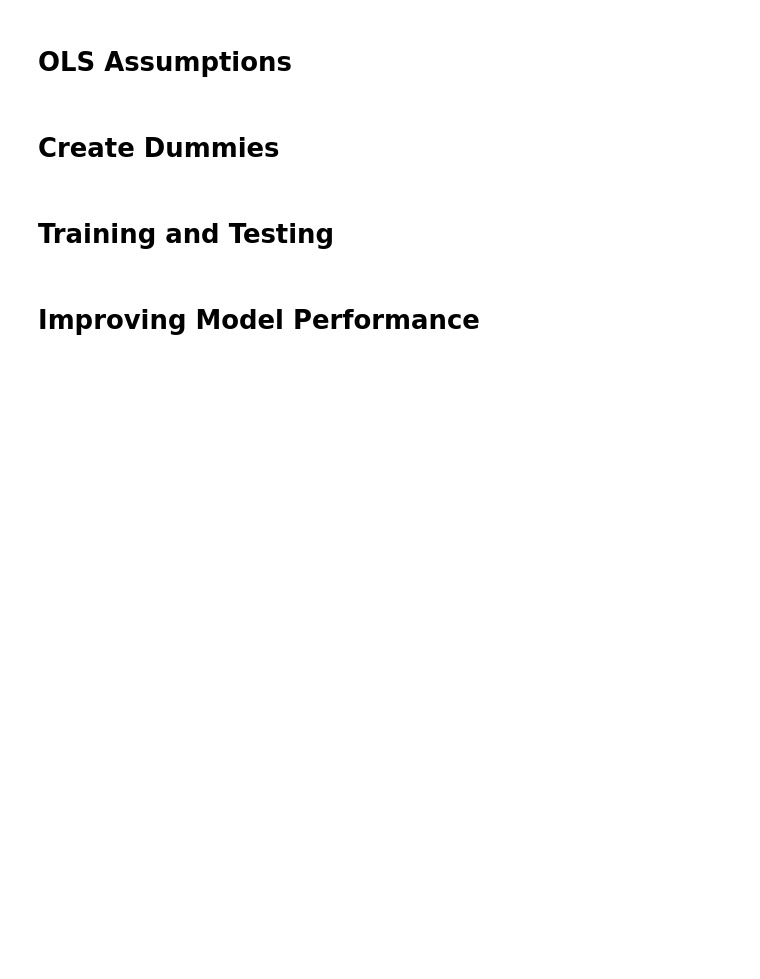
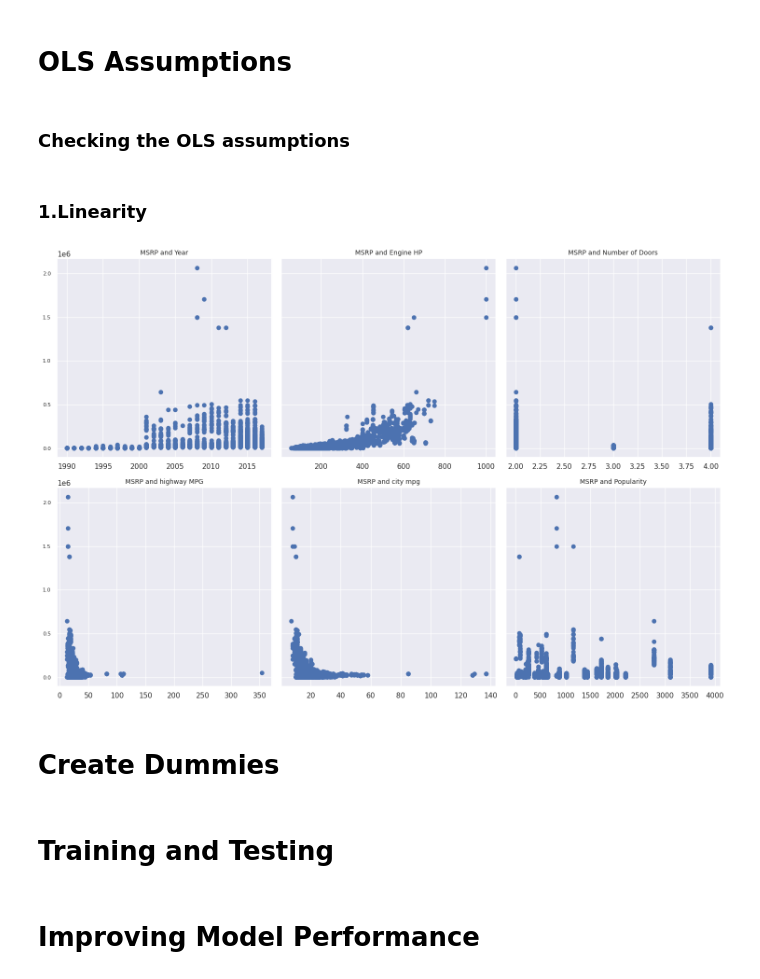
Before and after one commit to justinejoka/Scikit_learn_Car_Prediction, a Jupyter notebook: car-price-prediction-with-scikit-learn.ipynb, the cells around one changed output. Drawn from its saved outputs; the diff is of its cells as text; code cells hidden in the pictures; blank space fills up the shorter version.

```diff
--- a/car-price-prediction-with-scikit-learn.ipynb
+++ b/car-price-prediction-with-scikit-learn.ipynb
@@ -263,6 +263,41 @@ data_cleaned.describe(include='all')
 | max | NaN | 2017.000000 | NaN | 1001.000000 | 16.000000 | NaN | NaN | ... |
 # %% [markdown]
 # OLS Assumptions
+# %% [markdown]
+### Checking the OLS assumptions
+# %% [markdown]
+### 1.Linearity
+# %%
+import matplotlib.pyplot as plt
+
+f, ((ax1, ax2, ax3), (ax4, ax5, ax6)) = plt.subplots(2, 3, sharey=True, figsize=(15, 10))
+
+# Scatter plots
+ax1.scatter(data_cleaned['Year'], data_cleaned['MSRP'])
+ax2.scatter(data_cleaned['Engine HP'], data_cleaned['MSRP'])
+ax3.scatter(data_cleaned['Number of Doors'], data_cleaned['MSRP'])
+ax4.scatter(data_cleaned['highway MPG'], data_cleaned['MSRP'])
+ax5.scatter(data_cleaned['city mpg'], data_cleaned['MSRP'])
+ax6.scatter(data_cleaned['Popularity'], data_cleaned['MSRP'])
+
+# Titles
+ax1.set_title('MSRP and Year', fontsize=10)
+ax2.set_title('MSRP and Engine HP', fontsize=10)
+ax3.set_title('MSRP and Number of Doors', fontsize=10)
+ax4.set_title('MSRP and highway MPG', fontsize=10)
+ax5.set_title('MSRP and city mpg', fontsize=10)
+ax6.set_title('MSRP and Popularity', fontsize=10)
+
+
+
+# Adjusting y-axis tick labels font size
+for ax in (ax1, ax2, ax3, ax4, ax5, ax6):
+    ax.tick_params(axis='y', labelsize=8)
+
+plt.tight_layout()
+plt.show()
+# %% [output]
+[figure, added]
 # %% [markdown]
 # Create Dummies
 # %% [markdown]
```
